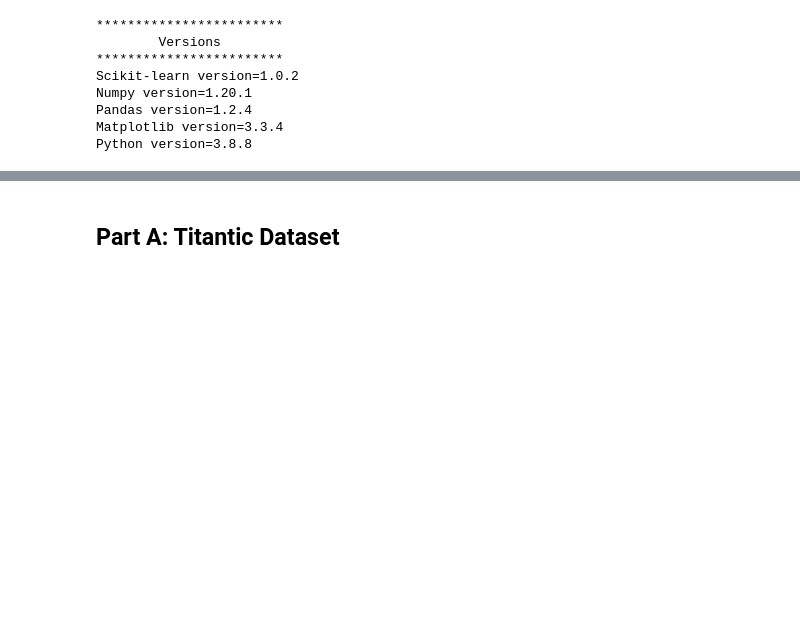
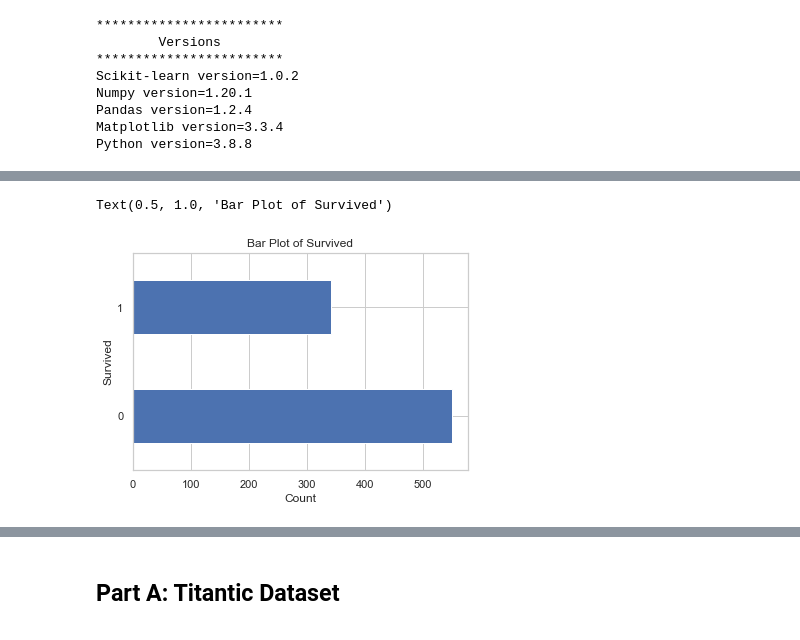
Before and after one commit to dexterch91/CA1-ML-Submission, a Jupyter notebook: CA1-Dexter Chew.ipynb, the cells around one changed output, grey strips where cells are left out. Saved outputs shown, nothing was run; the diff lists cells and outputs as text; code cells hidden in the pictures; blank space fills up the shorter version.

```diff
--- a/CA1-Dexter Chew.ipynb
+++ b/CA1-Dexter Chew.ipynb
@@ -65,0 +151,8 @@ titanic.head(10)
+# %%
+titanic['Survived'].value_counts().plot(kind='barh')
+plt.xlabel('Count')
+plt.ylabel("Survived")
+plt.title("Bar Plot of Survived")
+# %% [output]
+Text(0.5, 1.0, 'Bar Plot of Survived')
+[figure, added]
```
Also changed, not shown: parts of 16 cells of this notebook, 1 other file.
